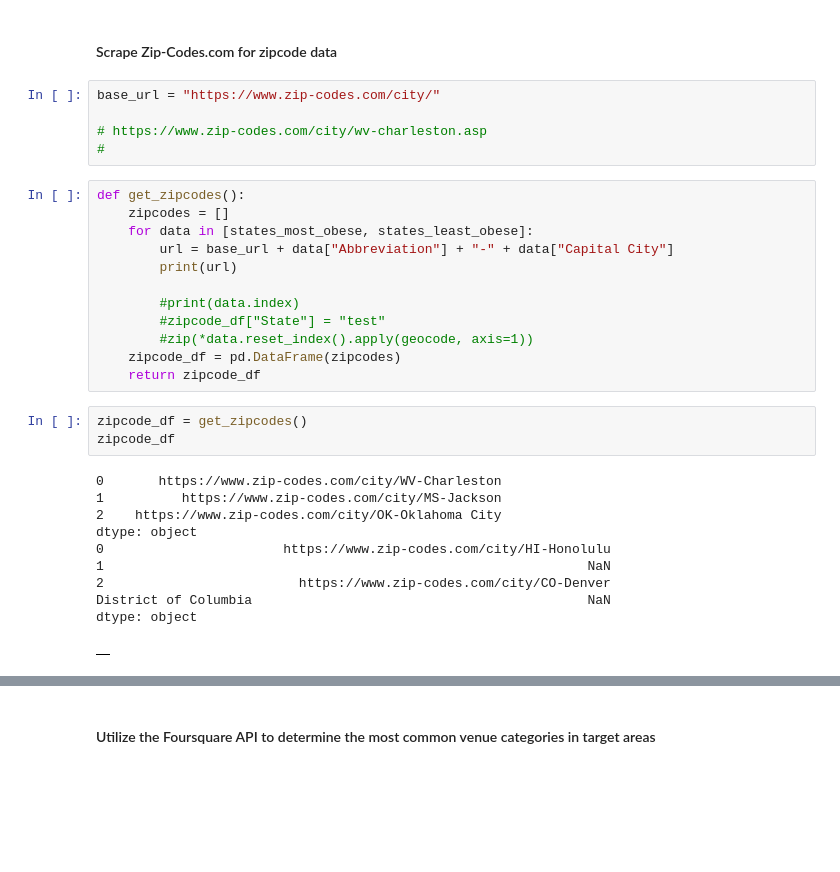
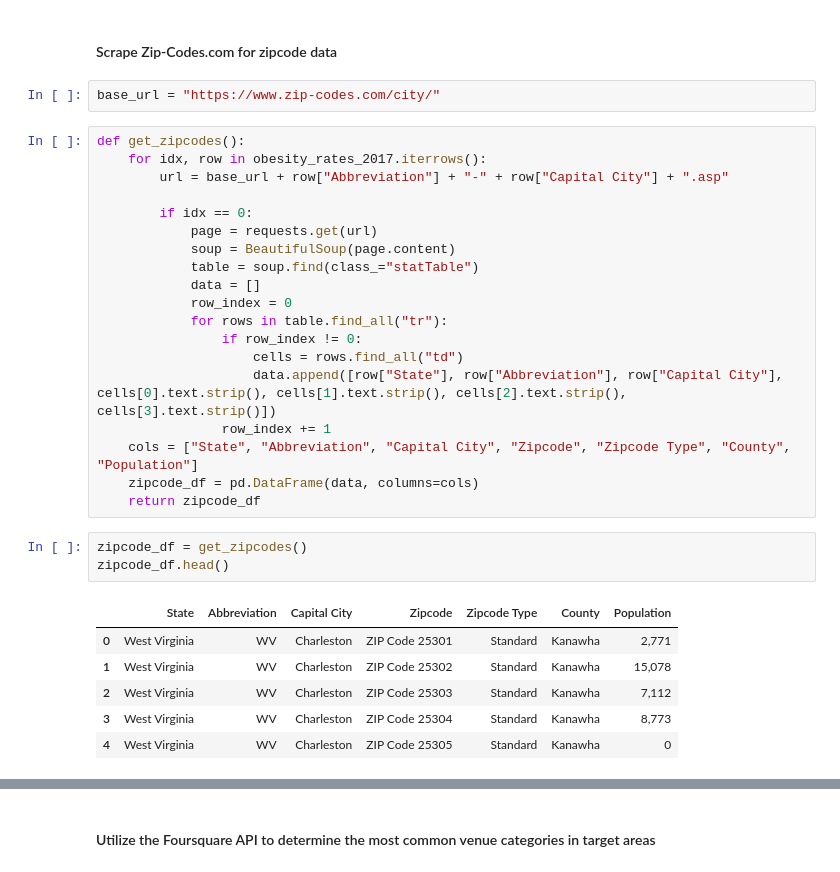
Before and after one commit to amypeniston/data-science-capstone-project, a Jupyter notebook: Week_5_Capstone_Project.ipynb, the cells around one changed output, grey strips where cells are left out. Drawn from its saved outputs; the diff is of its cells as text; blank space fills up the shorter version.

Commit message:
Scraped and geocoded zipcodes in each capital city

```diff
--- a/Week_5_Capstone_Project.ipynb
+++ b/Week_5_Capstone_Project.ipynb
@@ -334,32 +297,32 @@ obesity_rates_2017.to_csv("assets/backup.")
 #### Scrape Zip-Codes.com for zipcode data
 # %%
 base_url = "https://www.zip-codes.com/city/"
-
-# https://www.zip-codes.com/city/wv-charleston.asp
-#
-# %%
-def get_zipcodes():
-    zipcodes = []
-    for data in [states_most_obese, states_least_obese]:
-        url = base_url + data["Abbreviation"] + "-" + data["Capital City"]
-        print(url)
-
-        #print(data.index)
-        #zipcode_df["State"] = "test"
-        #zip(*data.reset_index().apply(geocode, axis=1))
-    zipcode_df = pd.DataFrame(zipcodes)
-    return zipcode_df
+# %%
+def get_zipcodes():
+    for idx, row in obesity_rates_2017.iterrows():
+        url = base_url + row["Abbreviation"] + "-" + row["Capital City"] + ".asp"
+
+        if idx == 0:
+            page = requests.get(url)
+            soup = BeautifulSoup(page.content)
+            table = soup.find(class_="statTable")
+            data = []
+            row_index = 0
+            for rows in table.find_all("tr"):
+                if row_index != 0:
+                    cells = rows.find_all("td")
+                    data.append([row["State"], row["Abbreviation"], row["Capital City"], cells[0].text.strip(), cells[1].text.strip(), cells[2].text.strip(), cells[3].text.strip()])
+                row_index += 1
+    cols = ["State", "Abbreviation", "Capital City", "Zipcode", "Zipcode Type", "County", "Population"]
+    zipcode_df = pd.DataFrame(data, columns=cols)
+    return zipcode_df
 # %%
 zipcode_df = get_zipcodes()
-zipcode_df
+zipcode_df.head()
 # %% [output]
-0       https://www.zip-codes.com/city/WV-Charleston
-1          https://www.zip-codes.com/city/MS-Jackson
-2    https://www.zip-codes.com/city/OK-Oklahoma City
-dtype: object
-0                       https://www.zip-codes.com/city/HI-Honolulu
-1                                                              NaN
-2                         https://www.zip-codes.com/city/CO-Denver
-District of Columbia                                           NaN
-dtype: object
-|  |
+|  | State | Abbreviation | Capital City | Zipcode | Zipcode Type | County | Population |
+| 0 | West Virginia | WV | Charleston | ZIP Code 25301 | Standard | Kanawha | 2,771 |
+| 1 | West Virginia | WV | Charleston | ZIP Code 25302 | Standard | Kanawha | 15,078 |
+| 2 | West Virginia | WV | Charleston | ZIP Code 25303 | Standard | Kanawha | 7,112 |
+| 3 | West Virginia | WV | Charleston | ZIP Code 25304 | Standard | Kanawha | 8,773 |
+| 4 | West Virginia | WV | Charleston | ZIP Code 25305 | Standard | Kanawha | 0 |
```
Also changed, not shown: parts of 11 cells of this notebook.
